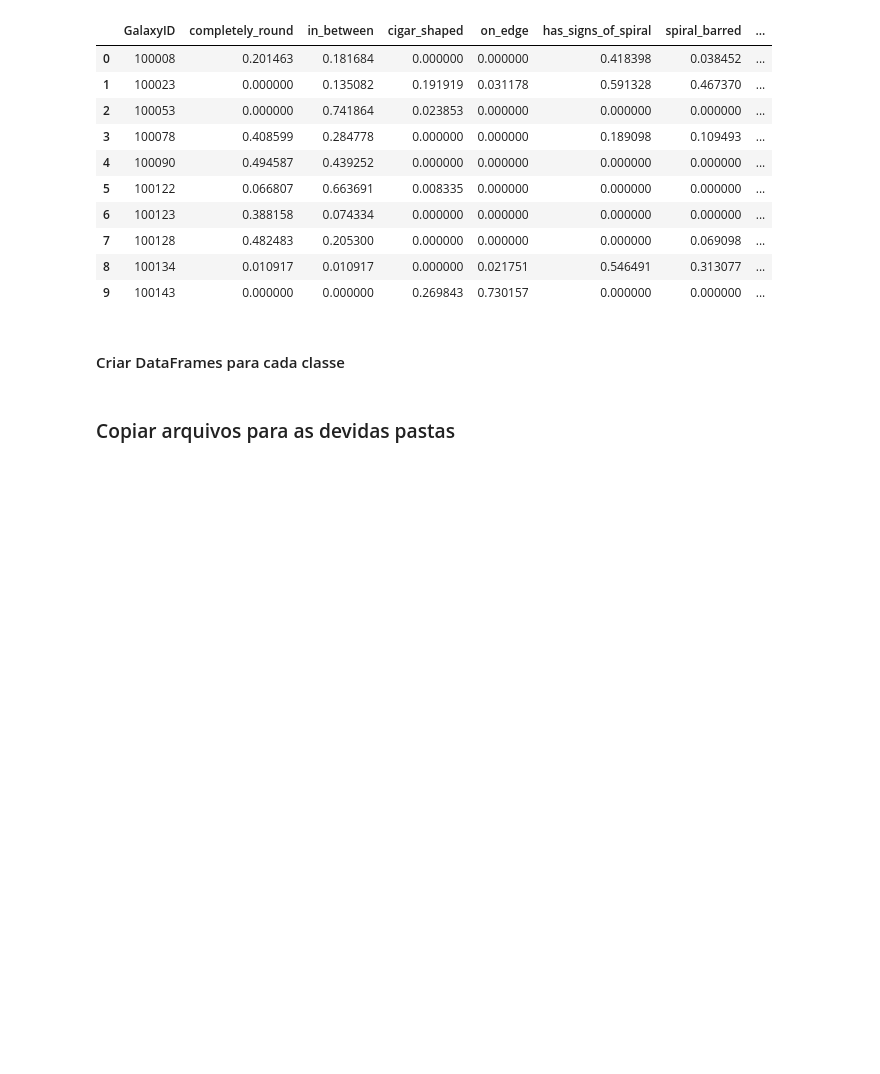
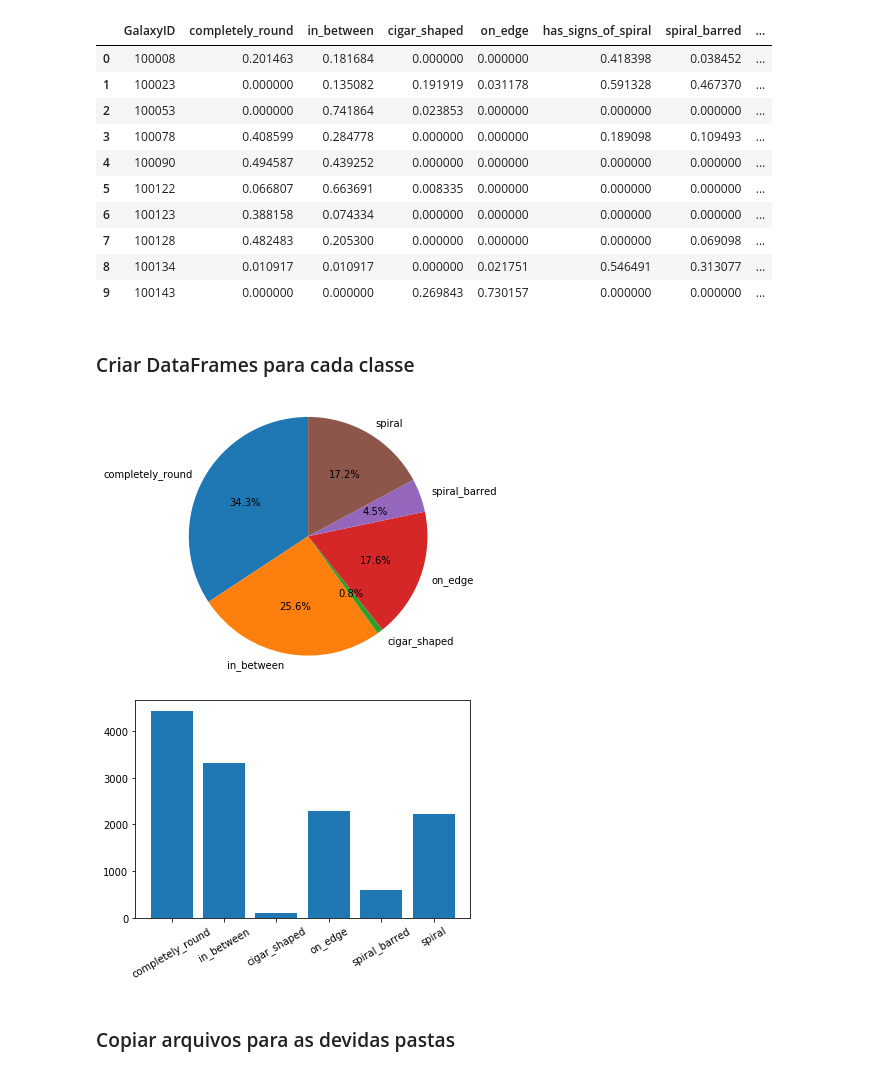
Before and after one commit to mgambati/galaxy-challenge-ia, a Jupyter notebook: notebooks/create_dataset.ipynb, the cells around one changed output. Drawn from its saved outputs; the diff is of its cells as text; code cells hidden in the pictures; blank space fills up the shorter version.

```diff
--- a/notebooks/create_dataset.ipynb
+++ b/notebooks/create_dataset.ipynb
@@ -76,7 +78,7 @@ training_df.head(10)
 | 8 | 100134 | 0.010917 | 0.010917 | 0.000000 | 0.021751 | 0.546491 | 0.313077 | ... |
 | 9 | 100143 | 0.000000 | 0.000000 | 0.269843 | 0.730157 | 0.000000 | 0.000000 | ... |
 # %% [markdown]
-#### Criar DataFrames para cada classe
+### Criar DataFrames para cada classe
 # %%
 # Filters
 has_sign_of_spiral = training_df['has_signs_of_spiral'] >= 0.75 # filter
@@ -89,6 +91,32 @@ cigar_shaped_df = training_df[training_df['cigar_shaped'] >= 0.65]
 on_edge_df = training_df[training_df['on_edge'] >= 0.75]
 spiral_barred_df = training_df[(training_df['spiral_barred'] >= 0.75) & has_sign_of_spiral]
 spiral_df = training_df[(training_df['spiral'] >= 0.75) & has_sign_of_spiral]
+# %%
+labels = ['completely_round', 'in_between', 'cigar_shaped', 'on_edge', 'spiral_barred', 'spiral']
+sizes = [
+    completely_round_df.shape[0],
+    in_between_df.shape[0],
+    cigar_shaped_df.shape[0],
+    on_edge_df.shape[0],
+    spiral_barred_df.shape[0],
+    spiral_df.shape[0]
+]
+
+fig1, ax1 = plt.subplots()
+ax1.pie(sizes, labels=labels, autopct='%1.1f%%', startangle=90)
+ax1.axis('equal')
+plt.tight_layout()
+plt.show()
+
+index = np.arange(len(labels))
+
+plt.bar(index, sizes)
+
+plt.xticks(index, labels, rotation=30)
+plt.show()
+# %% [output]
+[figure, added]
+[figure, added]
 # %% [markdown]
 ### Copiar arquivos para as devidas pastas
 # %%
```
Also changed, not shown: parts of 1 cell of this notebook.
